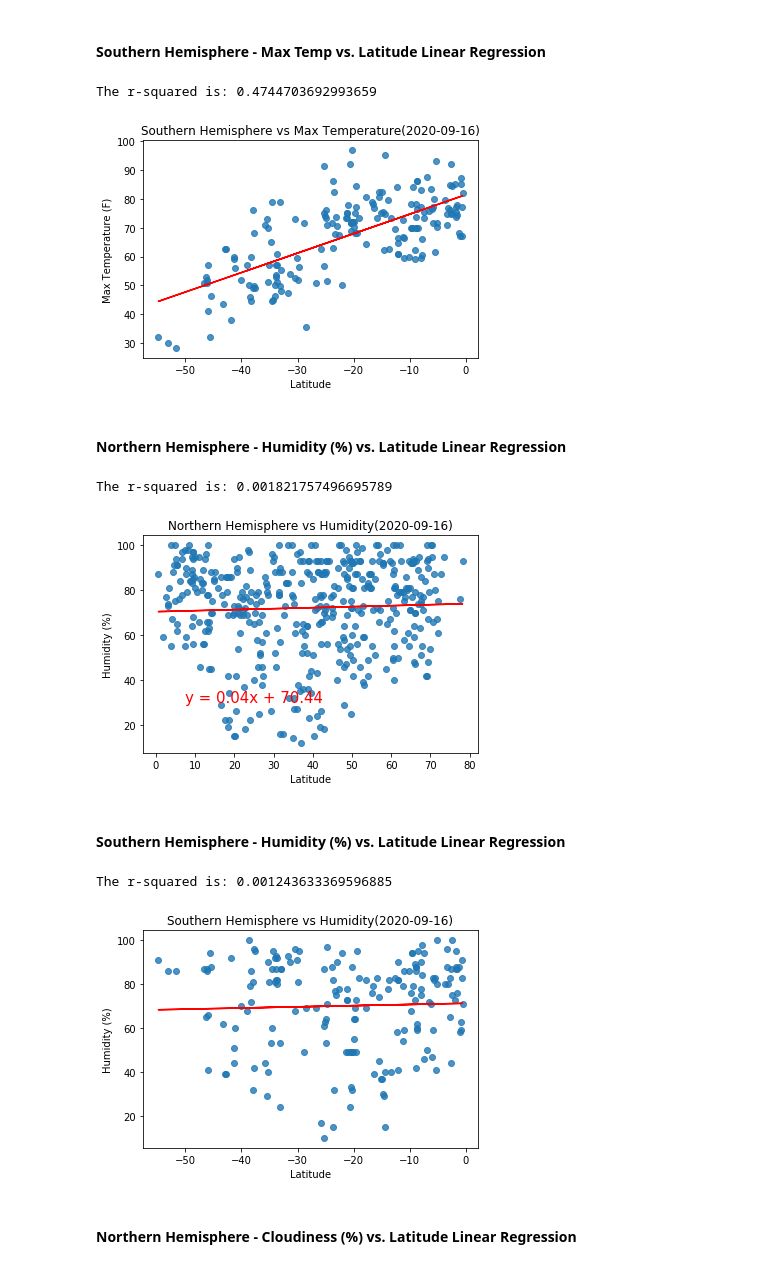
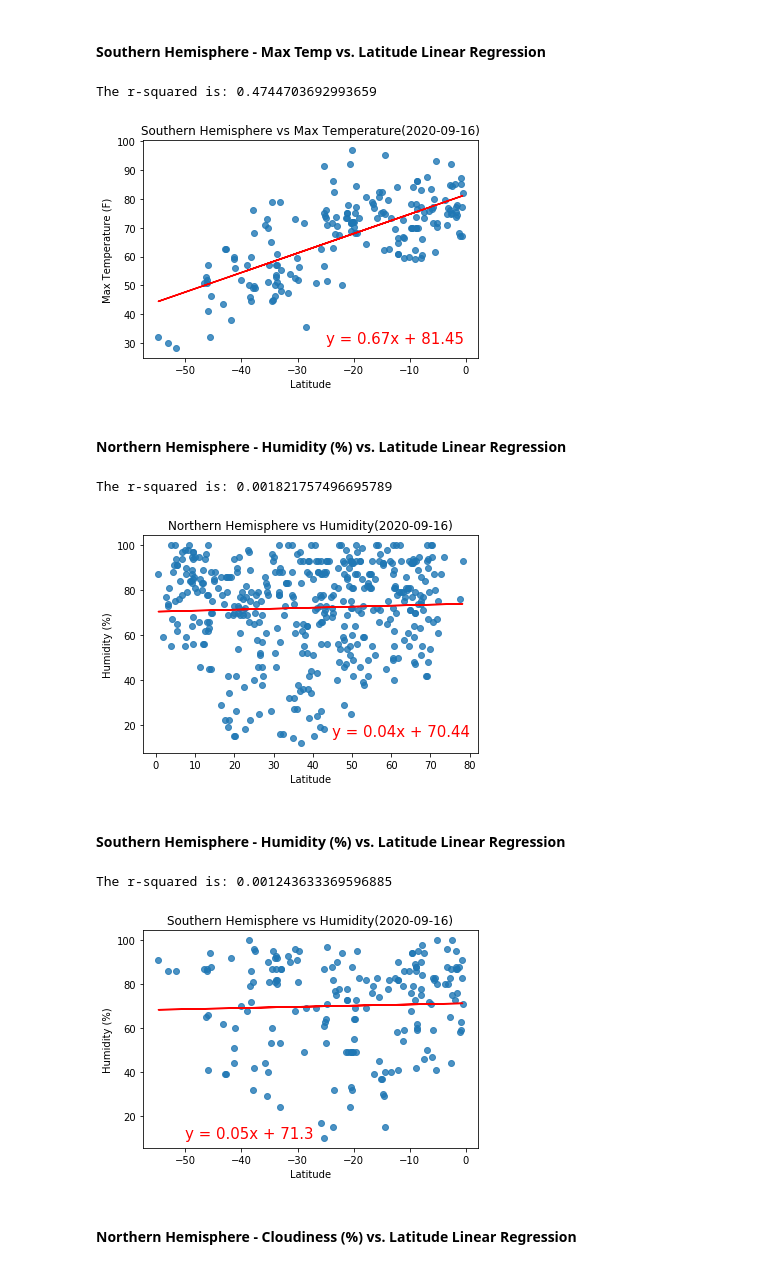
Before and after one commit to berlyflores-98/python-api-challenge, a Jupyter notebook: WeatherPy/WeatherPy.ipynb, the cells around one changed output. Saved outputs shown, nothing was run; the diff lists cells and outputs as text; code cells hidden in the pictures.

Commit message:
finshied the graphs

```diff
--- a/WeatherPy/WeatherPy.ipynb
+++ b/WeatherPy/WeatherPy.ipynb
@@ -304,33 +304,33 @@ The r-squared is: 0.6606103179023508
 # %%
 # Run the regression and store each of the returned values
 slope, intercept, rvalue, pvalue, stderr = linregress(south_hem['Lat'], south_hem['Max Temp'])
 
 # Calculate the predictions for each value of x (# Rooms)
 regression_values = south_hem['Lat'] * slope + intercept
 
 # store a string version of the linear equation, so we can display it on the plot
 line_eq = "y = " + str(round(slope,2)) + "x + " + str(round(intercept,2))
 #plotting
 plt.scatter(south_hem['Lat'],south_hem['Max Temp'], alpha=0.8)
 
 # Plot the regression line
 plt.plot(south_hem['Lat'], regression_values, "red")
 
 # Annotate the plot with the linear equation
-plt.annotate(line_eq, (7.5, 30), fontsize=15, color="red")
+plt.annotate(line_eq, (-25, 30), fontsize=15, color="red")
 
 #labels
 plt.title(f'Southern Hemisphere vs Max Temperature({str(cur_date[0])[:-9]})')
 plt.ylabel('Max Temperature (F)')
 plt.xlabel('Latitude')
 print(f"The r-squared is: {rvalue**2}")
 #saving image
 plt.savefig('Images/South_Hem_vs_Max_Temp.png')
 
 plt.show()
 # %% [output]
 The r-squared is: 0.4744703692993659
-[figure, old version]
+[figure, new version]
 # %% [markdown]
 ####  Northern Hemisphere - Humidity (%) vs. Latitude Linear Regression
 # %%
@@ -349,7 +349,7 @@ plt.scatter(north_hem['Lat'],north_hem['Humidity'], alpha=0.8)
 plt.plot(north_hem['Lat'], regression_values, "red")
 
 # Annotate the plot with the linear equation
-plt.annotate(line_eq, (7.5, 30), fontsize=15, color="red")
+plt.annotate(line_eq, (45, 15), fontsize=15, color="red")
 
 #labels
 plt.title(f'Northern Hemisphere vs Humidity({str(cur_date[0])[:-9]})')
@@ -362,7 +362,7 @@ plt.savefig('Images/North_Hem_vs_Humidity.png')
 plt.show()
 # %% [output]
 The r-squared is: 0.001821757496695789
-[figure, old version]
+[figure, new version]
 # %% [markdown]
 ####  Southern Hemisphere - Humidity (%) vs. Latitude Linear Regression
 # %%
@@ -381,7 +381,7 @@ plt.scatter(south_hem['Lat'],south_hem['Humidity'], alpha=0.8)
 plt.plot(south_hem['Lat'], regression_values, "red")
 
 # Annotate the plot with the linear equation
-plt.annotate(line_eq, (7.5, 30), fontsize=15, color="red")
+plt.annotate(line_eq, (-50, 10), fontsize=15, color="red")
 
 #labels
 plt.title(f'Southern Hemisphere vs Humidity({str(cur_date[0])[:-9]})')
@@ -394,6 +394,6 @@ plt.savefig('Images/South_Hem_vs_Humidity.png')
 plt.show()
 # %% [output]
 The r-squared is: 0.001243633369596885
-[figure, old version]
+[figure, new version]
 # %% [markdown]
 ####  Northern Hemisphere - Cloudiness (%) vs. Latitude Linear Regression
```
Also changed, not shown: parts of 8 cells of this notebook, 4 other files.
